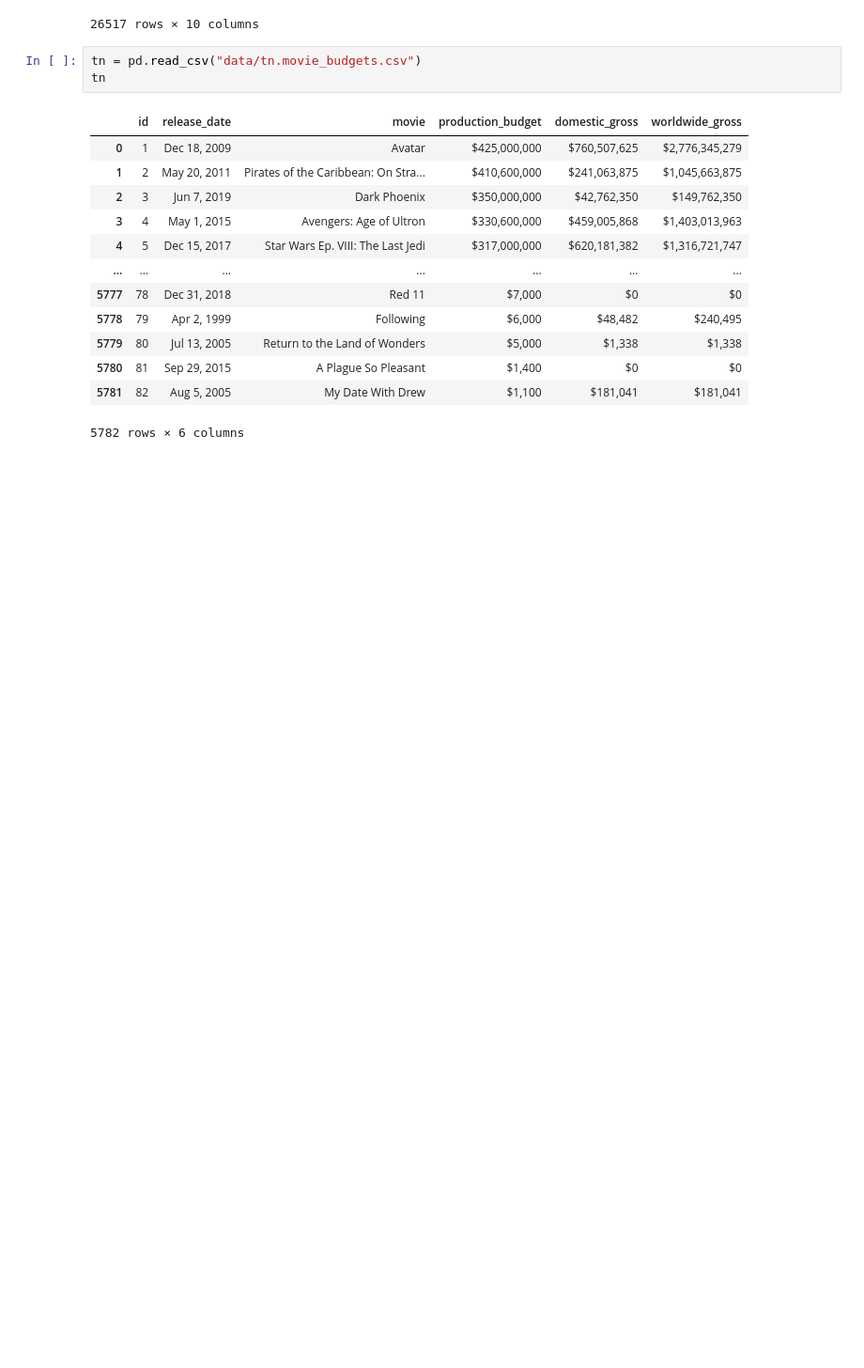
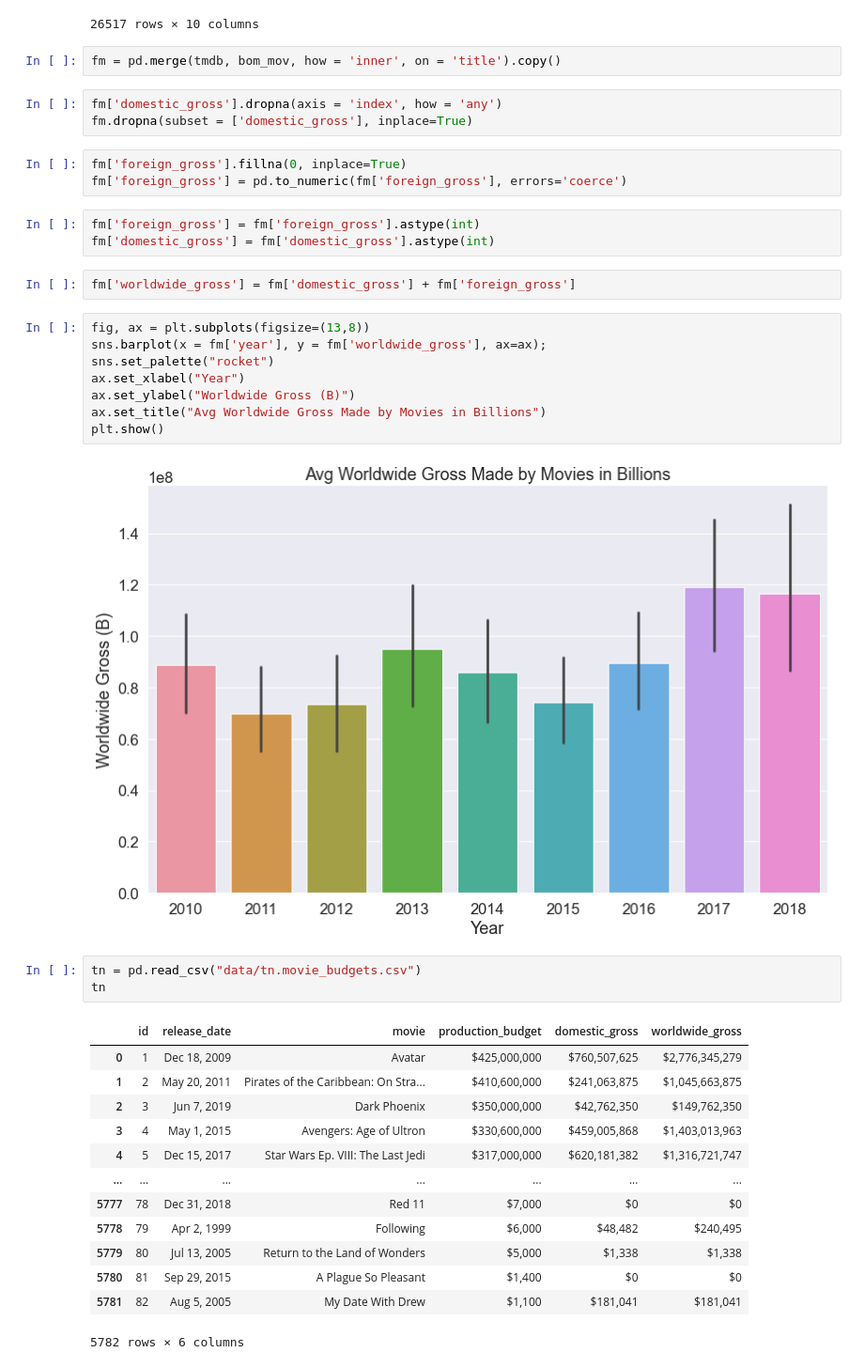
Before and after one commit to srinir301/Microsoft-Movie-Studio-Recommendations, a Jupyter notebook: Diego/student.ipynb, the cells around one changed output. Shown: that part at 94% size. Drawn from its saved outputs; the diff is of its cells as text; blank space fills up the shorter version.

```diff
--- a/Diego/student.ipynb
+++ b/Diego/student.ipynb
@@ -92,6 +108,29 @@ tmdb
 | 26515 | 26515 | [10751, 12, 28] | 366854 | en | Trailer Made | 0.600 | 2018-06-22 | Trailer Made | ... |
 | 26516 | 26516 | [53, 27] | 309885 | en | The Church | 0.600 | 2018-10-05 | The Church | ... |
 26517 rows × 10 columns
+# %%
+fm = pd.merge(tmdb, bom_mov, how = 'inner', on = 'title').copy()
+# %%
+fm['domestic_gross'].dropna(axis = 'index', how = 'any')
+fm.dropna(subset = ['domestic_gross'], inplace=True)
+# %%
+fm['foreign_gross'].fillna(0, inplace=True)
+fm['foreign_gross'] = pd.to_numeric(fm['foreign_gross'], errors='coerce')
+# %%
+fm['foreign_gross'] = fm['foreign_gross'].astype(int)
+fm['domestic_gross'] = fm['domestic_gross'].astype(int)
+# %%
+fm['worldwide_gross'] = fm['domestic_gross'] + fm['foreign_gross']
+# %%
+fig, ax = plt.subplots(figsize=(13,8))
+sns.barplot(x = fm['year'], y = fm['worldwide_gross'], ax=ax);
+sns.set_palette("rocket")
+ax.set_xlabel("Year")
+ax.set_ylabel("Worldwide Gross (B)")
+ax.set_title("Avg Worldwide Gross Made by Movies in Billions")
+plt.show()
+# %% [output]
+[figure, added]
 # %%
 tn = pd.read_csv("data/tn.movie_budgets.csv")
 tn
```
Also changed, not shown: parts of 8 cells of this notebook, 1 other file.
